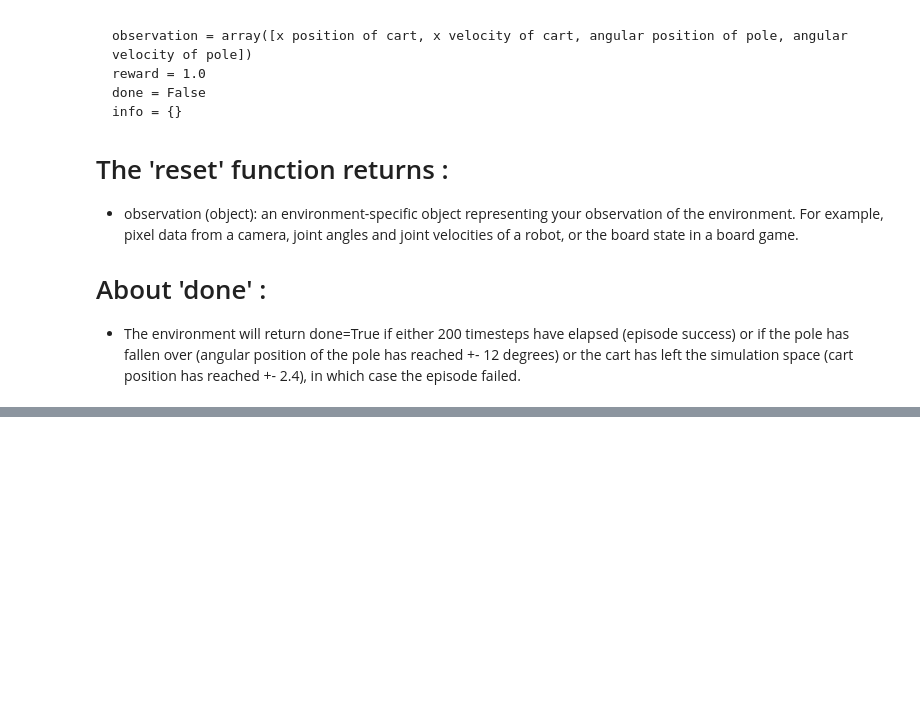
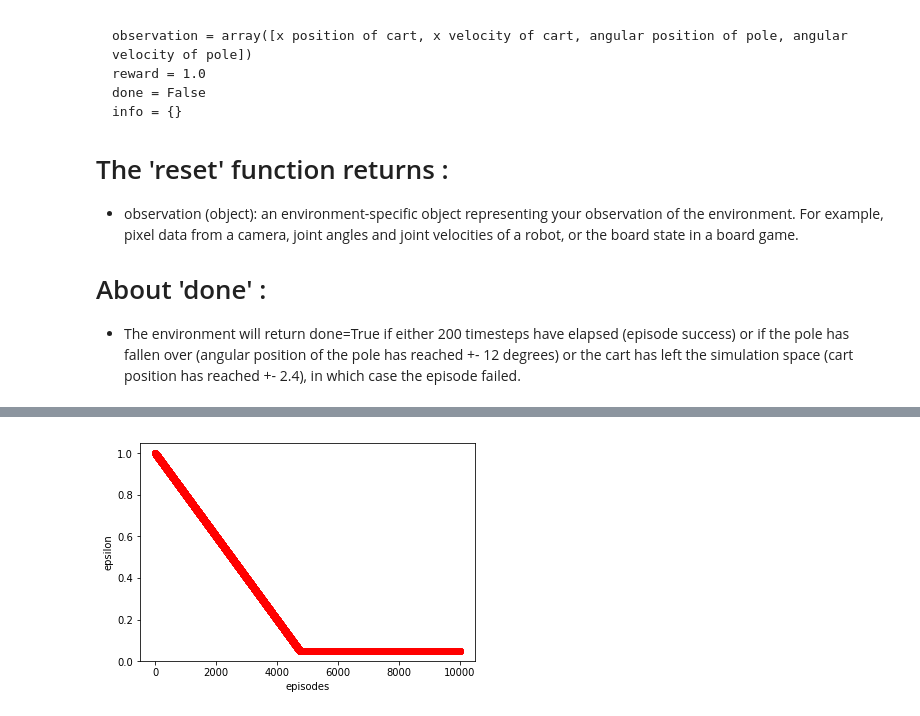
Before and after one commit to lequievre/pybullet_tests, a Jupyter notebook: tests_pytorch/test_cartpole.ipynb, the cells around one changed output, grey strips where cells are left out. Saved outputs shown, nothing was run; the diff lists cells and outputs as text; code cells hidden in the pictures; blank space fills up the shorter version.

```diff
--- a/tests_pytorch/test_cartpole.ipynb
+++ b/tests_pytorch/test_cartpole.ipynb
@@ -508,0 +537,11 @@ agent.save_trained_model("cartpole-dqn.pth")
+# %%
+# Plot epsilon per episode after training
+
+plt.xlabel('episodes')
+plt.ylabel('epsilon')
+
+t = np.arange(0, episodes, 1)
+plt.plot(t,epsilon_list,'ro')
+plt.show()
+# %% [output]
+[figure, added]
```
Also changed, not shown: parts of 8 cells of this notebook.
